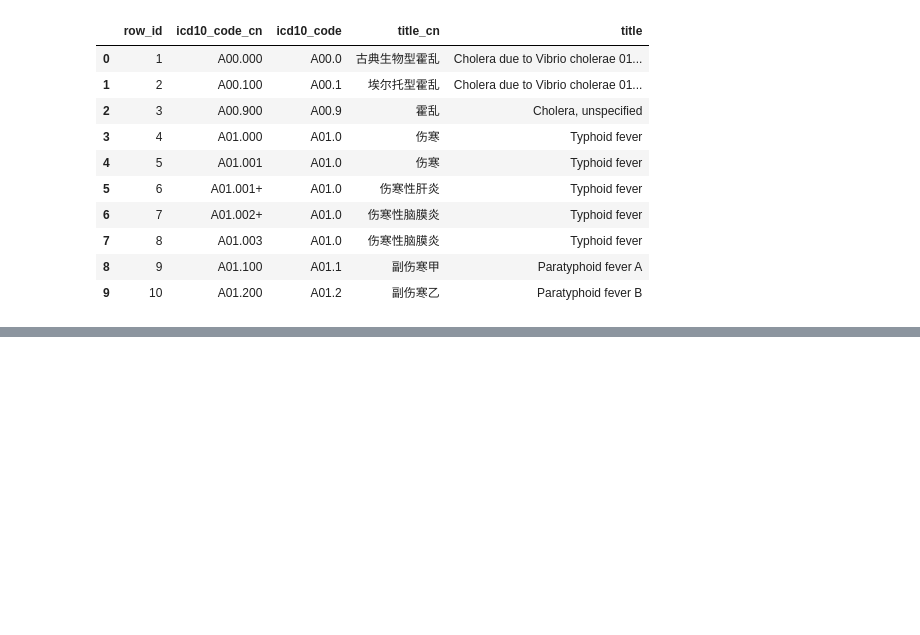
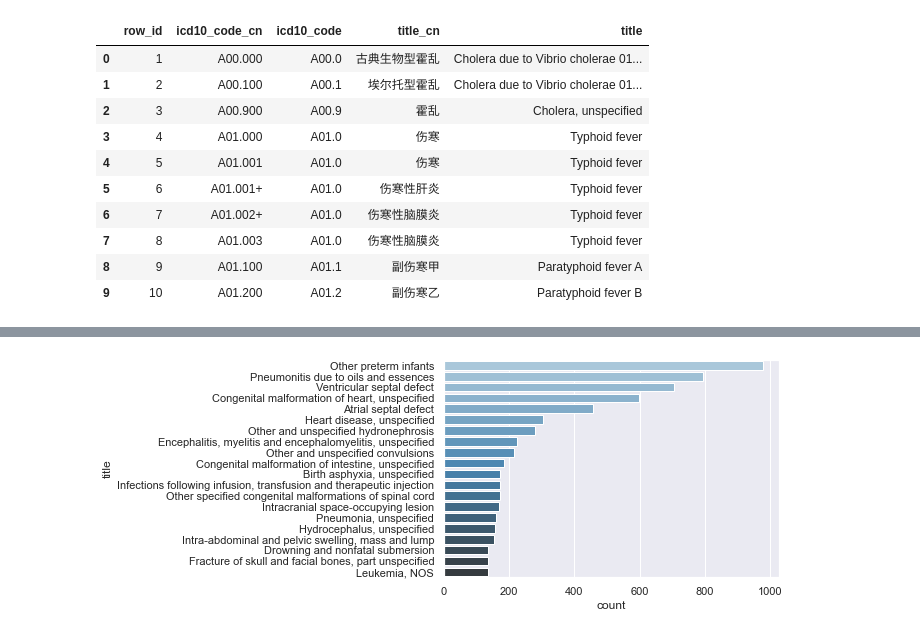
Before and after one commit to marymlucas/pics-explore, a Jupyter notebook: pics_explore_1.ipynb, the cells around one changed output, grey strips where cells are left out. Cells and saved outputs as stored; diff of their text form; code cells hidden in the pictures; blank space fills up the shorter version.

Commit message:
added dx count

```diff
--- a/pics_explore_1.ipynb
+++ b/pics_explore_1.ipynb
@@ -261,3 +260,9 @@ pd.read_sql_query('select * from d_icd_diagnoses limit 10;', conn)
 | 7 | 8 | A01.003 | A01.0 | 伤寒性脑膜炎 | Typhoid fever |
 | 8 | 9 | A01.100 | A01.1 | 副伤寒甲 | Paratyphoid fever A |
 | 9 | 10 | A01.200 | A01.2 | 副伤寒乙 | Paratyphoid fever B |
+# %%
+sql = 'select * from admissions tbl1 \
+        left join (select icd10_code_cn as icd_cn, title from d_icd_diagnoses) as tbl2 on \
+        tbl1.icd10_code_cn = tbl2.icd_cn;'
+# %%
+admissions_df = pd.read_sql_query(sql, conn)
@@ -263,0 +295,3 @@ pd.read_sql_query('select * from d_icd_diagnoses limit 10;', conn)
+# %%
+#DataFrame({'count' : df1.groupby( [ "Name", "City"] ).size()}).reset_index()
+admission_dx = admissions_df.groupby('title').size().sort_values(ascending=False).reset_index(name='count')
@@ -263,0 +314,6 @@ pd.read_sql_query('select * from d_icd_diagnoses limit 10;', conn)
+# %%
+admission_dx_plot = admission_dx[:20]
+sns.barplot(y='title', x='count', data=admission_dx_plot, palette="Blues_d", order=admission_dx_plot.sort_values('count', ascending=False).title)
+plt.show()
+# %% [output]
+[figure, added]
```
Also changed, not shown: parts of 4 cells of this notebook.
